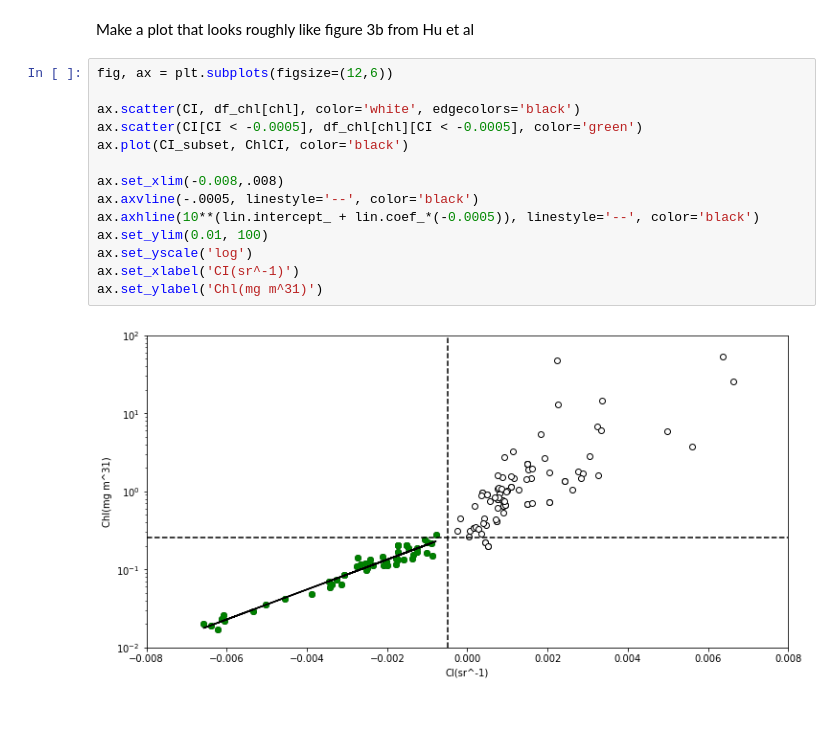
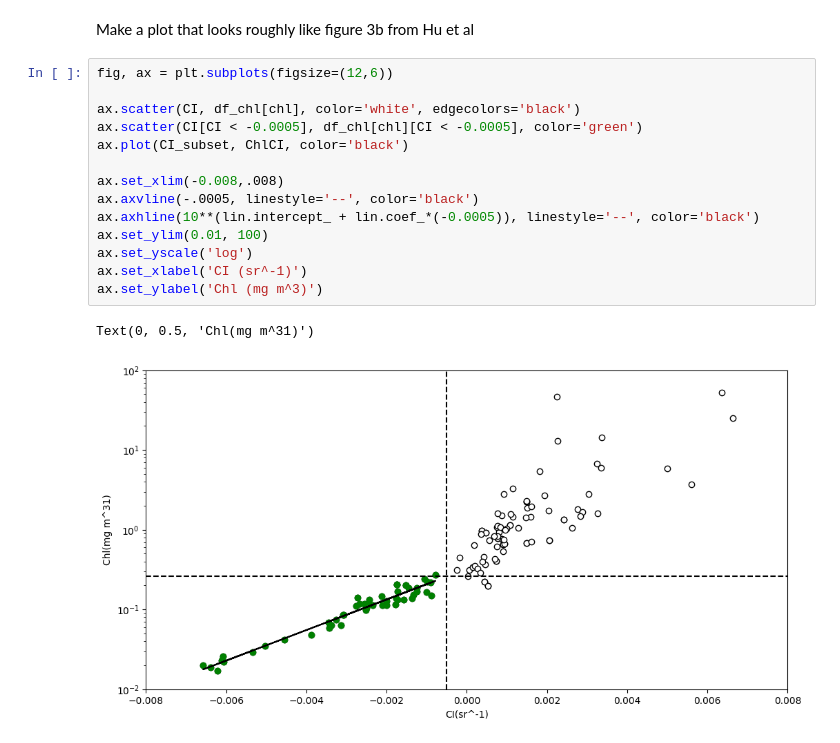
Before and after one commit to patrickcgray/oceanoptics2021, a Jupyter notebook: oci_ml_oo23.ipynb, the cells around one changed output. Cells and saved outputs as stored; diff of their text form; blank space fills up the shorter version.

```diff
--- a/oci_ml_oo23.ipynb
+++ b/oci_ml_oo23.ipynb
@@ -270,16 +300,17 @@ Make a plot that looks roughly like figure 3b from Hu et al
 # %%
 fig, ax = plt.subplots(figsize=(12,6))
 
 ax.scatter(CI, df_chl[chl], color='white', edgecolors='black')
 ax.scatter(CI[CI < -0.0005], df_chl[chl][CI < -0.0005], color='green')
 ax.plot(CI_subset, ChlCI, color='black')
 
 ax.set_xlim(-0.008,.008)
 ax.axvline(-.0005, linestyle='--', color='black')
 ax.axhline(10**(lin.intercept_ + lin.coef_*(-0.0005)), linestyle='--', color='black')
 ax.set_ylim(0.01, 100)
 ax.set_yscale('log')
-ax.set_xlabel('CI(sr^-1)')
-ax.set_ylabel('Chl(mg m^31)')
+ax.set_xlabel('CI (sr^-1)')
+ax.set_ylabel('Chl (mg m^3)')
 # %% [output]
+Text(0, 0.5, 'Chl(mg m^31)')
-[figure, old version]
+[figure, new version]
```
Also changed, not shown: parts of 12 cells of this notebook.
